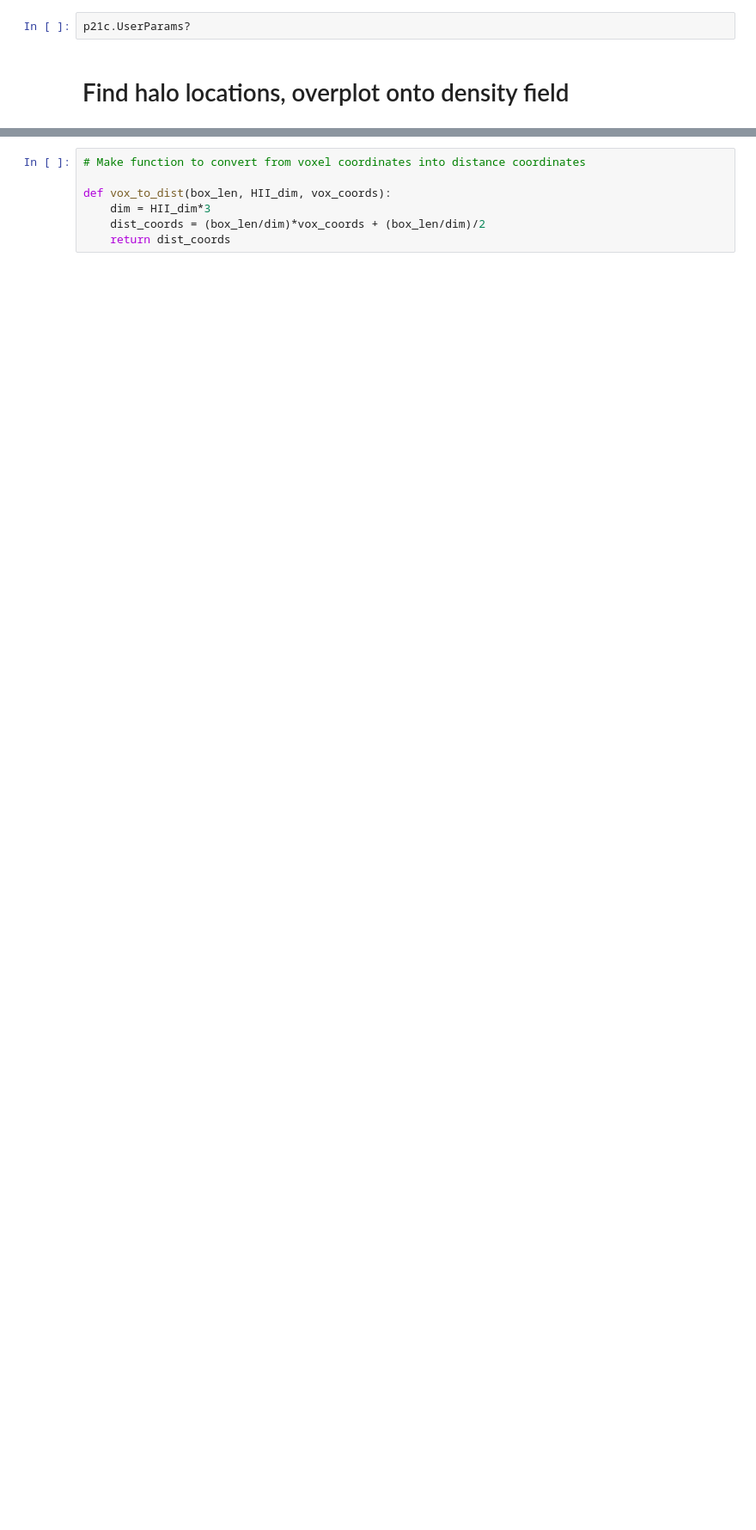
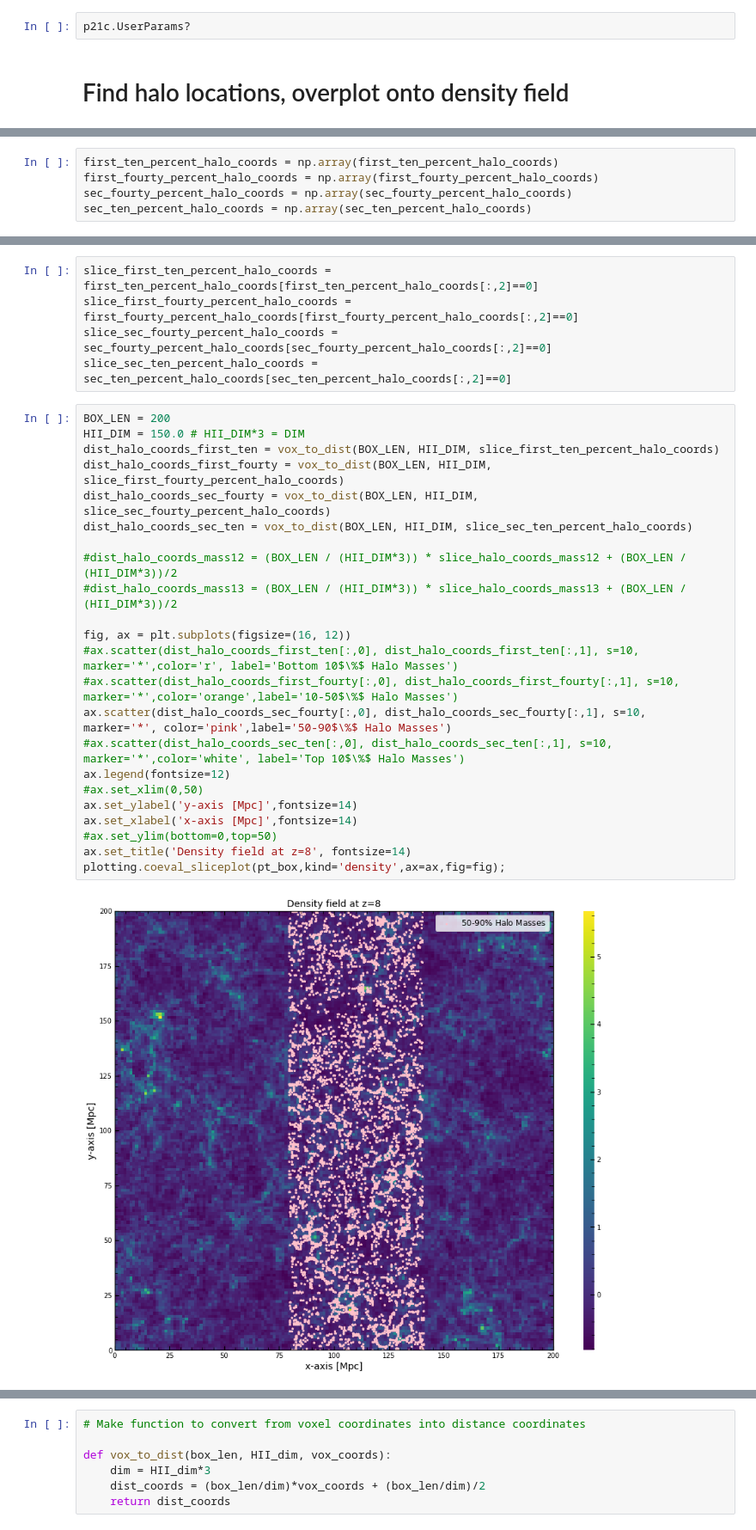
Before and after one commit to kenj19/PHYS459, a Jupyter notebook: halo_finder_plotting.ipynb, the cells around one changed output, grey strips where cells are left out. Shown at 86% size. Cells and saved outputs as stored; diff of their text form; blank space fills up the shorter version.

```diff
--- a/halo_finder_plotting.ipynb
+++ b/halo_finder_plotting.ipynb
@@ -93,0 +192,5 @@ KeyboardInterrupt:
+# %%
+first_ten_percent_halo_coords = np.array(first_ten_percent_halo_coords)
+first_fourty_percent_halo_coords = np.array(first_fourty_percent_halo_coords)
+sec_fourty_percent_halo_coords = np.array(sec_fourty_percent_halo_coords)
+sec_ten_percent_halo_coords = np.array(sec_ten_percent_halo_coords)
@@ -94,2 +210,32 @@ KeyboardInterrupt:
+# %%
+slice_first_ten_percent_halo_coords = first_ten_percent_halo_coords[first_ten_percent_halo_coords[:,2]==0]
+slice_first_fourty_percent_halo_coords = first_fourty_percent_halo_coords[first_fourty_percent_halo_coords[:,2]==0]
+slice_sec_fourty_percent_halo_coords = sec_fourty_percent_halo_coords[sec_fourty_percent_halo_coords[:,2]==0]
+slice_sec_ten_percent_halo_coords = sec_ten_percent_halo_coords[sec_ten_percent_halo_coords[:,2]==0]
+# %%
+BOX_LEN = 200
+HII_DIM = 150.0 # HII_DIM*3 = DIM
+dist_halo_coords_first_ten = vox_to_dist(BOX_LEN, HII_DIM, slice_first_ten_percent_halo_coords)
+dist_halo_coords_first_fourty = vox_to_dist(BOX_LEN, HII_DIM, slice_first_fourty_percent_halo_coords)
+dist_halo_coords_sec_fourty = vox_to_dist(BOX_LEN, HII_DIM, slice_sec_fourty_percent_halo_coords)
+dist_halo_coords_sec_ten = vox_to_dist(BOX_LEN, HII_DIM, slice_sec_ten_percent_halo_coords)
+
+#dist_halo_coords_mass12 = (BOX_LEN / (HII_DIM*3)) * slice_halo_coords_mass12 + (BOX_LEN / (HII_DIM*3))/2
+#dist_halo_coords_mass13 = (BOX_LEN / (HII_DIM*3)) * slice_halo_coords_mass13 + (BOX_LEN / (HII_DIM*3))/2
+
+fig, ax = plt.subplots(figsize=(16, 12))
+#ax.scatter(dist_halo_coords_first_ten[:,0], dist_halo_coords_first_ten[:,1], s=10,  marker='*',color='r', label='Bottom 10$\%$ Halo Masses')
+#ax.scatter(dist_halo_coords_first_fourty[:,0], dist_halo_coords_first_fourty[:,1], s=10,  marker='*',color='orange',label='10-50$\%$ Halo Masses')
+ax.scatter(dist_halo_coords_sec_fourty[:,0], dist_halo_coords_sec_fourty[:,1], s=10,  marker='*', color='pink',label='50-90$\%$ Halo Masses')
+#ax.scatter(dist_halo_coords_sec_ten[:,0], dist_halo_coords_sec_ten[:,1], s=10,  marker='*',color='white', label='Top 10$\%$ Halo Masses')
+ax.legend(fontsize=12)
+#ax.set_xlim(0,50)
+ax.set_ylabel('y-axis [Mpc]',fontsize=14)
+ax.set_xlabel('x-axis [Mpc]',fontsize=14)
+#ax.set_ylim(bottom=0,top=50)
+ax.set_title('Density field at z=8', fontsize=14)
+plotting.coeval_sliceplot(pt_box,kind='density',ax=ax,fig=fig);
+# %% [output]
+[figure, added]
 # %%
 #lowest_ten_index=len(halo_masses_to_sort)
```
Also changed, not shown: parts of 26 cells of this notebook.
